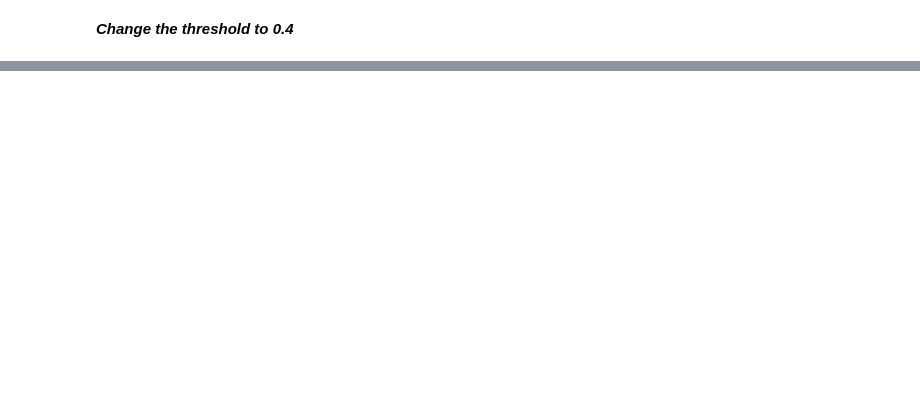
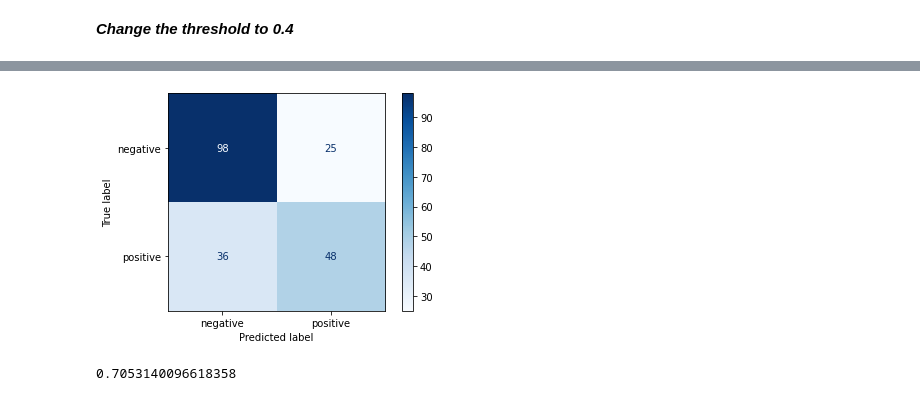
Before and after one commit to Sipa91/Personality-and-Drug-use, a Jupyter notebook: Kevin_branch/Modelling.ipynb, the cells around one changed output, grey strips where cells are left out. Saved outputs shown, nothing was run; the diff lists cells and outputs as text; code cells hidden in the pictures; blank space fills up the shorter version.

Commit message:
Found best model and most important features

```diff
--- a/Kevin_branch/Modelling.ipynb
+++ b/Kevin_branch/Modelling.ipynb
@@ -280,0 +365,5 @@ print(confusion_matrix(y_test, y_pred_tuned))
+# %%
+svm_clf = svm.SVC(kernel='linear')
+
+svm_clf.fit(X_train, y_train)
+y_pred_svm = svm_clf.predict(X_test)
@@ -280,0 +386,8 @@ print(confusion_matrix(y_test, y_pred_tuned))
+# %%
+# Create the model with 100 trees
+rf = RandomForestClassifier(n_estimators=100,
+                               random_state=50,
+                               max_features = 'sqrt',
+                               n_jobs=-1, verbose = 1)
+# %%
+rf.fit(X_train, y_train)
@@ -280,0 +421,10 @@ print(confusion_matrix(y_test, y_pred_tuned))
+# %%
+disp = plot_confusion_matrix(rf, X_test, y_test,
+                             display_labels=['negative', 'positive'],
+                             cmap=plt.cm.Blues,
+                             normalize=None,
+                             values_format = 'd')
+
+plt.grid(False)
+plt.show()
+# %% [output]
@@ -280,0 +434,7 @@ print(confusion_matrix(y_test, y_pred_tuned))
+[figure, added]
+# %%
+rf_recall = recall_score(y_test, rf_predictions)
+rf_accuracy = accuracy_score(y_test, rf_predictions)
+rf_accuracy
+# %% [output]
+0.7053140096618358
```
Also changed, not shown: parts of 55 cells of this notebook.
